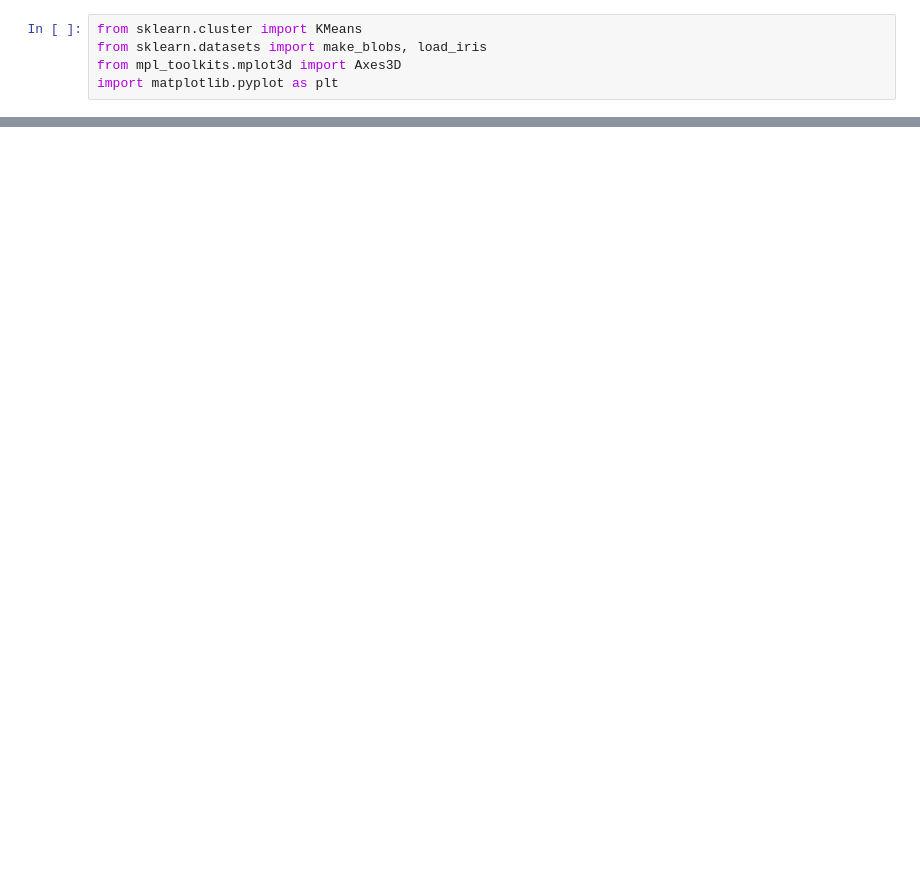
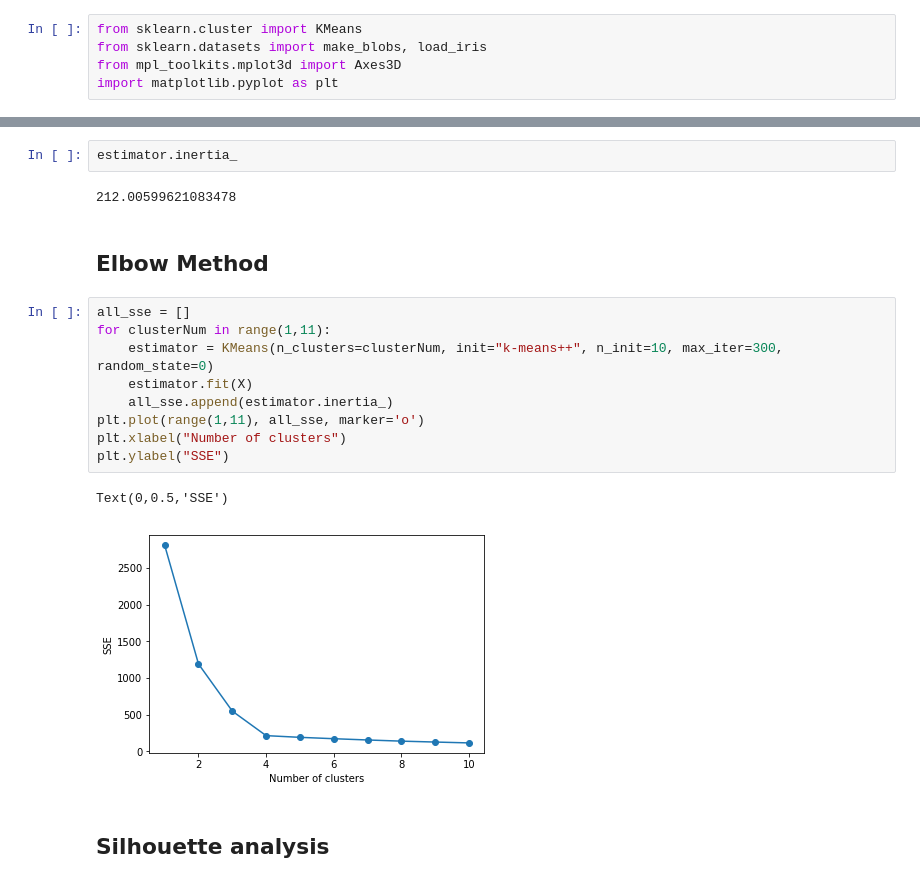
Before and after one commit to l15973/e-newsletters, a Jupyter notebook: KMeans/Elbow method and silhouette analysis.ipynb, the cells around one changed output, grey strips where cells are left out. Drawn from its saved outputs; the diff is of its cells as text; blank space fills up the shorter version.

```diff
--- a/KMeans/Elbow method and silhouette analysis.ipynb
+++ b/KMeans/Elbow method and silhouette analysis.ipynb
@@ -93,0 +51,20 @@ X,Y
+# %%
+estimator.inertia_
+# %% [output]
+212.00599621083478
+# %% [markdown]
+## Elbow Method
+# %%
+all_sse = []
+for clusterNum in range(1,11):
+    estimator = KMeans(n_clusters=clusterNum, init="k-means++", n_init=10, max_iter=300, random_state=0)
+    estimator.fit(X)
+    all_sse.append(estimator.inertia_)
+plt.plot(range(1,11), all_sse, marker='o')
+plt.xlabel("Number of clusters")
+plt.ylabel("SSE")
+# %% [output]
+Text(0,0.5,'SSE')
+[figure, added]
+# %% [markdown]
+## Silhouette analysis
```
Also changed, not shown: parts of 15 cells of this notebook, 1 other file.
